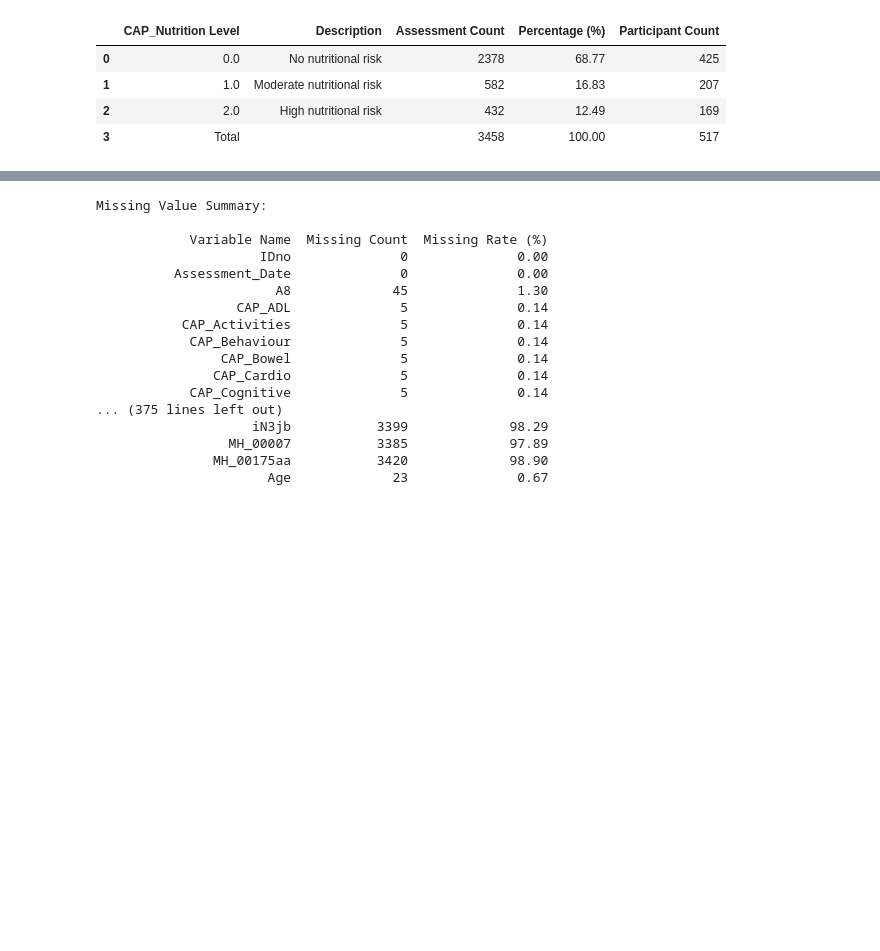
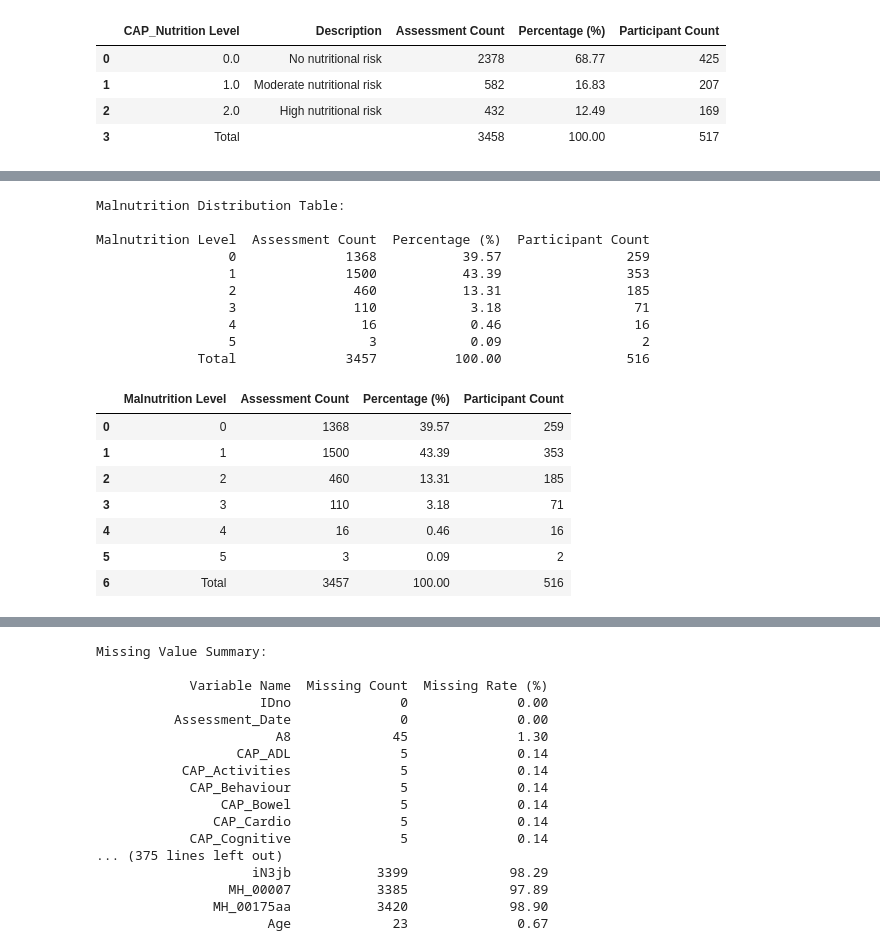
Before and after one commit to Ruotong-Betty-Zhang/identify-malnutrition-model, a Jupyter notebook: test.ipynb, the cells around one changed output, grey strips where cells are left out. Saved outputs shown, nothing was run; the diff lists cells and outputs as text; code cells hidden in the pictures; blank space fills up the shorter version.

Commit message:
Create the Mal table

```diff
--- a/test.ipynb
+++ b/test.ipynb
@@ -135,0 +174,60 @@ CAP_Nutrition Level               Description  Assessment Count  Percentage (%)
+# %%
+import pandas as pd
+
+def generate_malnutrition_distribution_table(df, id_col='IDno', target_col='Malnutrition'):
+    # 总评估次数
+    total_rows = len(df)
+
+    # 每个营养不良等级的评估次数
+    count_table = df[target_col].value_counts().sort_index().to_dict()
+
+    # 每个营养不良等级对应的唯一参与者数量
+    participant_table = df.groupby(target_col)[id_col].nunique().to_dict()
+
+    # 构建结果表
+    result = []
+    for level in sorted(count_table.keys()):
+        result.append({
+            "Malnutrition Level": level,
+            "Assessment Count": count_table[level],
+            "Percentage (%)": round(count_table[level] / total_rows * 100, 2),
+            "Participant Count": participant_table.get(level, 0)
+        })
+
+    # 添加总计行
+    result.append({
+        "Malnutrition Level": "Total",
+        "Assessment Count": total_rows,
+        "Percentage (%)": 100.0,
+        "Participant Count": df[id_col].nunique()
+    })
+
+    # 转为 DataFrame 并打印
+    result_df = pd.DataFrame(result)
+    print("\nMalnutrition Distribution Table:\n")
+    print(result_df.to_string(index=False))
+
+    return result_df
+
+# 调用
+mal_1 = calculate_malnutrition(df)
+generate_malnutrition_distribution_table(mal_1)
+# %% [output]
+Malnutrition Distribution Table:
+
+Malnutrition Level  Assessment Count  Percentage (%)  Participant Count
+                 0              1368           39.57                259
+                 1              1500           43.39                353
+                 2               460           13.31                185
+                 3               110            3.18                 71
+                 4                16            0.46                 16
+                 5                 3            0.09                  2
+             Total              3457          100.00                516
+|  | Malnutrition Level | Assessment Count | Percentage (%) | Participant Count |
+| 0 | 0 | 1368 | 39.57 | 259 |
+| 1 | 1 | 1500 | 43.39 | 353 |
+| 2 | 2 | 460 | 13.31 | 185 |
+| 3 | 3 | 110 | 3.18 | 71 |
+| 4 | 4 | 16 | 0.46 | 16 |
+| 5 | 5 | 3 | 0.09 | 2 |
+| 6 | Total | 3457 | 100.00 | 516 |
```
Also changed, not shown: parts of 4 cells of this notebook.
